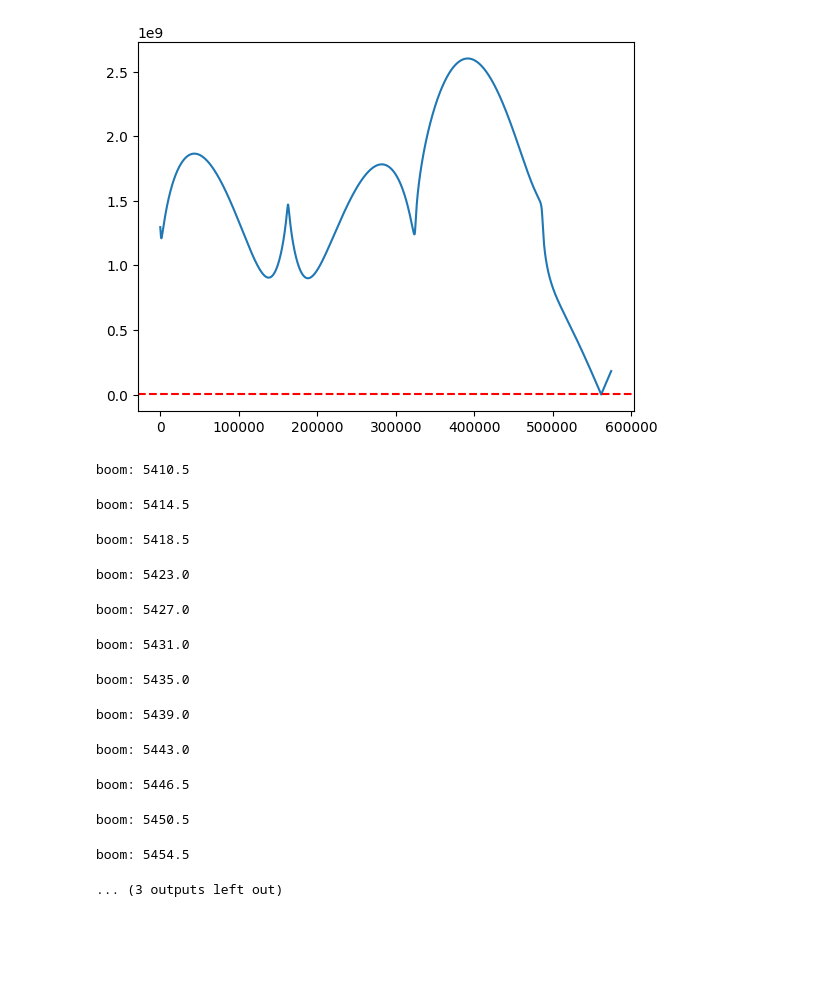
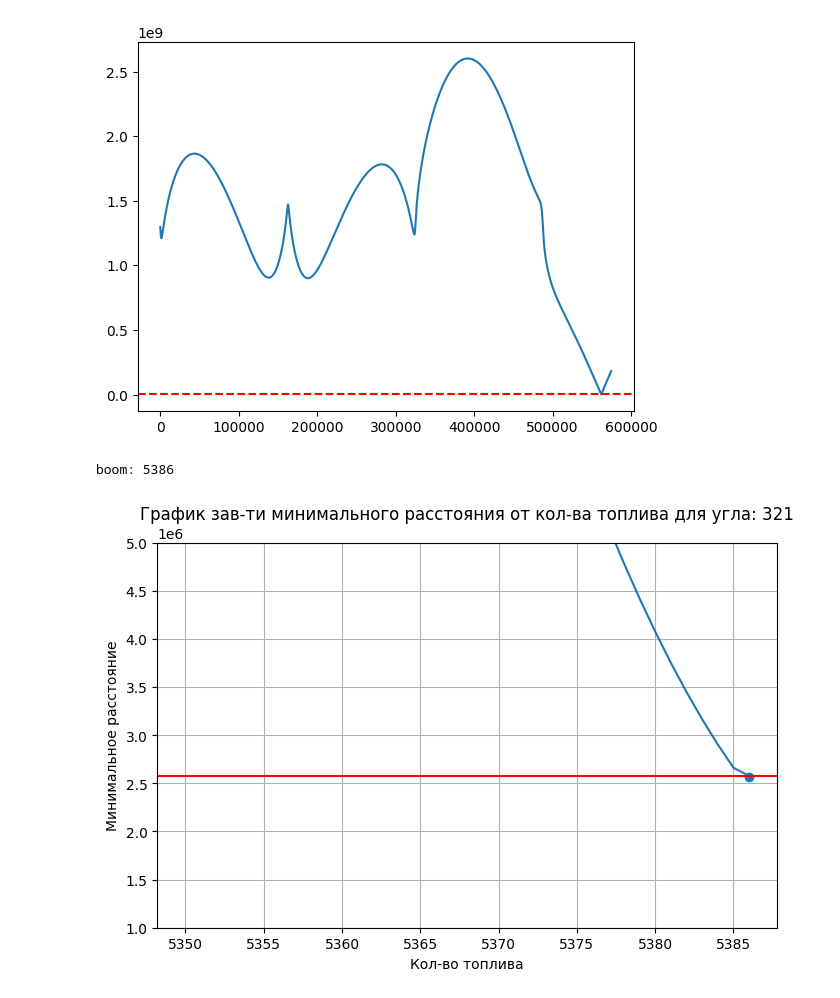
Before and after one commit to Mis-prog/matmod-7sem, a Jupyter notebook: labs/lab1/polina/lab1_var4.ipynb, the cells around one changed output. Cells and saved outputs as stored; diff of their text form; code cells hidden in the pictures; blank space fills up the shorter version.

```diff
--- a/labs/lab1/polina/lab1_var4.ipynb
+++ b/labs/lab1/polina/lab1_var4.ipynb
@@ -283,39 +283,28 @@ def plot_min_dist_mt(filename):
 
         plt.figure(figsize=(8, 5))
         plt.plot(mt_values, dist_values)
+        plt.scatter(mt_values[-1], dist_values[-1] - 1e4)
         plt.axhline(y=Constants.R3, color = 'r')
         plt.xlabel('Кол-во топлива')
         plt.ylabel('Минимальное расстояние')
         plt.title(f'График зав-ти минимального расстояния от кол-ва топлива для угла: {angle}')
         plt.grid(True)
-        plt.ylim(0,6e6)
+        plt.ylim(1e6,5e6)
         plt.show()
 # %%
 MT_MIN = []
 MIN_DIST = []
-for _angle in np.arange(96 ,135, 1):
+for _angle in np.arange(321 ,322, 1):
     CURR_DIST = []
-    for _mt in tqdm(np.arange(5350,5900, 0.5), desc=f"Angle {_angle}"):
+    for _mt in tqdm(np.arange(5350, 6100, 1), desc=f"Angle {_angle}"):
         solution = integrate_trajectory(_angle, _mt, output=False)
         sol = solution.y
-        CURR_DIST.append((_mt , min(distance(sol[0],sol[1],sol[2],sol[3]))))
+        CURR_DIST.append((float(_mt) , float(min(distance(sol[0],sol[1],sol[2],sol[3])))))
         if solution.t_events[0].size > 0:
             print(f'boom: {_mt}', end='\r')
             MT_MIN.append((_angle,_mt))
             break
-    MIN_DIST.append((_angle, CURR_DIST))
+    MIN_DIST.append((int(_angle), CURR_DIST))
 # %% [output]
-boom: 5410.5
+boom: 5386
-boom: 5414.5
-boom: 5418.5
-boom: 5423.0
-boom: 5427.0
-boom: 5431.0
-boom: 5435.0
-boom: 5439.0
-boom: 5443.0
-boom: 5446.5
-boom: 5450.5
-boom: 5454.5
-... (3 outputs left out)
 # %%
@@ -325,3 +316,5 @@ save_min_dist(MIN_DIST,'result_min_dist.json')
 # %%
-plot_min_dist_mt('result_min_dist.json')
+plot_min_dist_mt('result/result_min_dist_321.json')
+# %% [output]
+[figure, added]
 # %%
```
Also changed, not shown: parts of 8 cells of this notebook, 17 other files.
